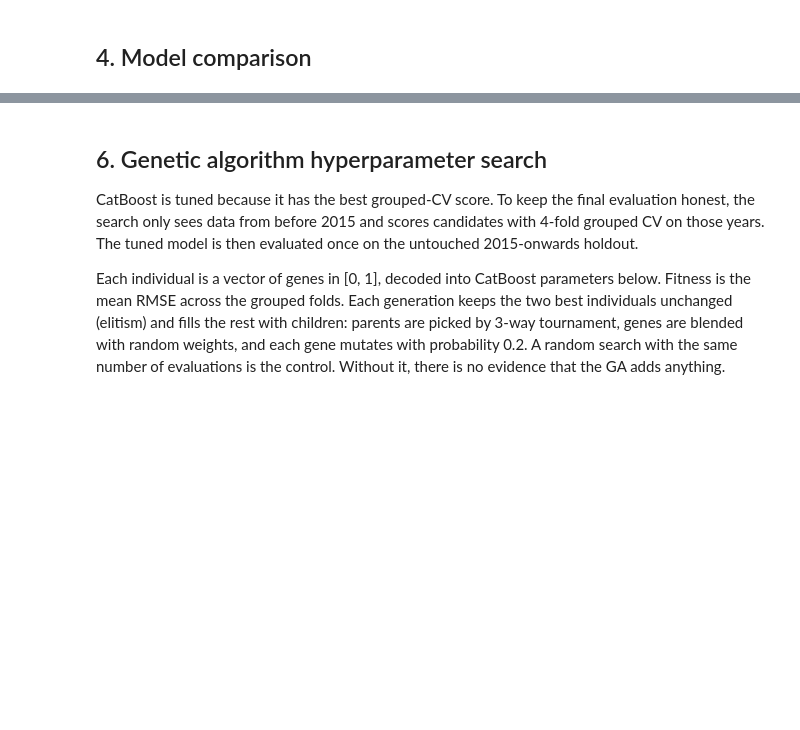
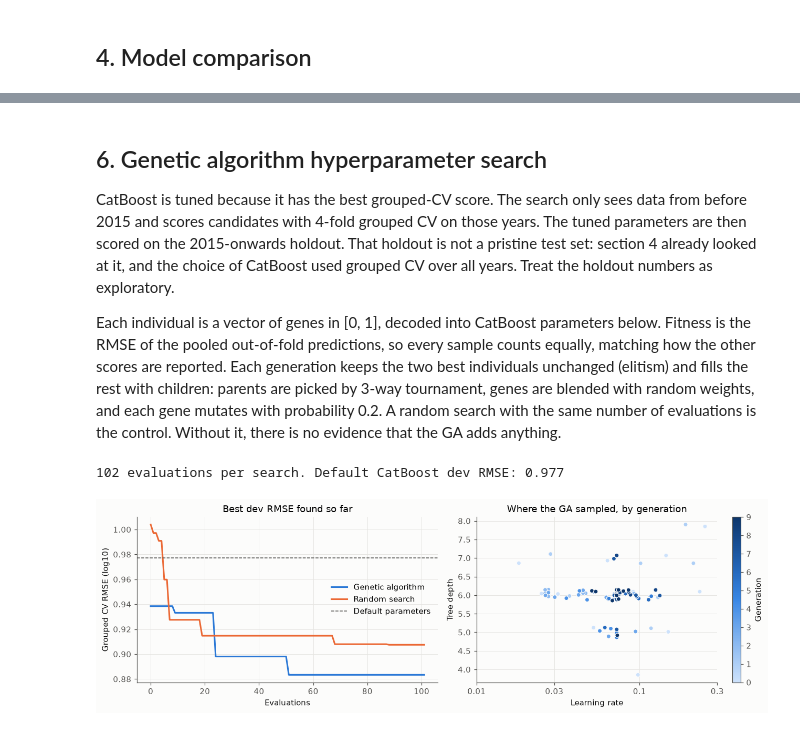
Before and after one commit to GourabAdhikari/marine-microplastics-baseline, a Jupyter notebook: microplastics.ipynb, the cells around one changed output, grey strips where cells are left out. Saved outputs shown, nothing was run; the diff lists cells and outputs as text; code cells hidden in the pictures; blank space fills up the shorter version.

```diff
--- a/microplastics.ipynb
+++ b/microplastics.ipynb
@@ -448,0 +514,10 @@ variant_scores
+# %%
+seen_study = df.study.isin(df.loc[df.year < CUTOFF, "study"])
+pd.DataFrame({
+    name: {
+        (group, metric): score(predictions[name, "chrono"].where(mask))[metric]
+        for group, mask in [("seen study", seen_study), ("unseen study", ~seen_study)]
+        for metric in ("R2", "MAE")
+    }
+    for name in MODELS
+}).T
@@ -449,12 +595,14 @@ variant_scores
 # %% [markdown]
 ## 6. Genetic algorithm hyperparameter search
 
-CatBoost is tuned because it has the best grouped-CV score. To keep the final evaluation honest, the
-search only sees data from before 2015 and scores candidates with 4-fold grouped CV on those years.
-The tuned model is then evaluated once on the untouched 2015-onwards holdout.
+CatBoost is tuned because it has the best grouped-CV score. The search only sees data from before 2015
+and scores candidates with 4-fold grouped CV on those years. The tuned parameters are then scored on the
+2015-onwards holdout. That holdout is not a pristine test set: section 4 already looked at it, and the
+choice of CatBoost used grouped CV over all years. Treat the holdout numbers as exploratory.
 
-Each individual is a vector of genes in [0, 1], decoded into CatBoost parameters below. Fitness is
-the mean RMSE across the grouped folds. Each generation keeps the two best individuals unchanged
+Each individual is a vector of genes in [0, 1], decoded into CatBoost parameters below. Fitness is the
+RMSE of the pooled out-of-fold predictions, so every sample counts equally, matching how the other
+scores are reported. Each generation keeps the two best individuals unchanged
 (elitism) and fills the rest with children: parents are picked by 3-way tournament, genes are blended
 with random weights, and each gene mutates with probability 0.2. A random search with the same number of
 evaluations is the control. Without it, there is no evidence that the GA adds anything.
@@ -470,7 +618,7 @@ SPACE = {  # name: (low, high, scale)
 }
 dev = df[df.year < CUTOFF]
 holdout = df[df.year >= CUTOFF]
-DEV_FOLDS = list(GroupKFold(4).split(dev, groups=dev.accession))
+DEV_FOLDS = list(GroupKFold(4).split(dev, groups=dev.study))
 
 
 def decode(genes: np.ndarray) -> dict[str, float | int | str]:
@@ -485,12 +633,10 @@ def decode(genes: np.ndarray) -> dict[str, float | int | str]:
 
 
 def cv_rmse(params: dict) -> float:
-    errors = []
+    pred = np.empty(len(dev))
     for train_idx, test_idx in DEV_FOLDS:
-        test = dev.iloc[test_idx]
-        pred = fit_catboost(dev.iloc[train_idx], **params)(test)
-        errors.append(np.sqrt(np.mean((pred - test.y) ** 2)))
-    return float(np.mean(errors))
+        pred[test_idx] = fit_catboost(dev.iloc[train_idx], **params)(dev.iloc[test_idx])
+    return float(np.sqrt(np.mean((pred - dev.y.to_numpy()) ** 2)))
 
 
 def evaluated(genes: np.ndarray, generation: int) -> dict:
@@ -527,32 +673,46 @@ def random_search(rng: np.random.Generator, evaluations: int) -> list[dict]:
     return [evaluated(rng.random(len(SPACE)), 0) for _ in range(evaluations)]
 
 
-def cached(path: Path, compute: Callable[[], list[dict]]) -> list[dict]:
-    """Runs a slow search once and reuses the saved result on later runs. Delete the file to recompute."""
-    if not path.exists():
-        path.write_text(json.dumps(compute(), indent=1))
-    return json.loads(path.read_text())
+GA_SETTINGS = dict(size=12, generations=10, elite=2, mutation=0.2)
+SEARCH_CONFIG = json.loads(json.dumps({
+    "space": SPACE, "ga": GA_SETTINGS, "seed": SEED, "dev_rows": len(dev), "dev_studies": dev.study.nunique(),
+}))
 
 
-ga_history = cached(ARTIFACTS / "ga_search.json", lambda: genetic_search(np.random.default_rng(SEED)))
+def cached(path: Path, compute: Callable[[], list[dict]]) -> list[dict]:
+    """Runs a slow search once and reuses the saved result for as long as SEARCH_CONFIG is unchanged."""
+    if path.exists() and (saved := json.loads(path.read_text()))["config"] == SEARCH_CONFIG:
+        return saved["history"]
+    history = compute()
+    path.write_text(json.dumps({"config": SEARCH_CONFIG, "history": history}, indent=1))
+    return history
+
+
+ga_history = cached(ARTIFACTS / "ga_search.json", lambda: genetic_search(np.random.default_rng(SEED), **GA_SETTINGS))
 rs_history = cached(ARTIFACTS / "random_search.json",
                     lambda: random_search(np.random.default_rng(SEED + 1), len(ga_history)))
 default_rmse = cv_rmse({})
 print(f"{len(ga_history)} evaluations per search. Default CatBoost dev RMSE: {default_rmse:.3f}")
+# %% [output]
+102 evaluations per search. Default CatBoost dev RMSE: 0.977
 # %%
 fig, axes = plt.subplots(1, 2, figsize=(12, 3.8))
 for history, label, color in [(ga_history, "Genetic algorithm", BLUE), (rs_history, "Random search", ORANGE)]:
     axes[0].plot(np.minimum.accumulate([h["rmse"] for h in history]), color=color, label=label)
 axes[0].axhline(default_rmse, color=INK_MUTED, linewidth=1, linestyle="--", label="Default parameters")
 axes[0].set(title="Best dev RMSE found so far", xlabel="Evaluations", ylabel="Grouped CV RMSE (log10)")
 axes[0].legend()
 
 ga_frame = pd.DataFrame([h["params"] | {"generation": h["generation"], "rmse": h["rmse"]} for h in ga_history])
 points = axes[1].scatter(ga_frame.learning_rate, ga_frame.depth + np.random.default_rng(0).uniform(-0.15, 0.15, len(ga_frame)),
                          c=ga_frame.generation, cmap=SEQUENTIAL, s=28, edgecolor="#fcfcfb", linewidth=0.8)
 fig.colorbar(points, ax=axes[1], label="Generation")
 axes[1].set(xscale="log", title="Where the GA sampled, by generation", xlabel="Learning rate", ylabel="Tree depth")
+axes[1].set_xticks([0.01, 0.03, 0.1, 0.3], ["0.01", "0.03", "0.1", "0.3"], minor=False)
+axes[1].set_xticks([], minor=True)
 fig.tight_layout()
+# %% [output]
+[figure, added]
 # %%
 def best(history: list[dict]) -> dict:
     return min(history, key=lambda h: h["rmse"])
```
Also changed, not shown: parts of 43 cells of this notebook, 2 other files.
